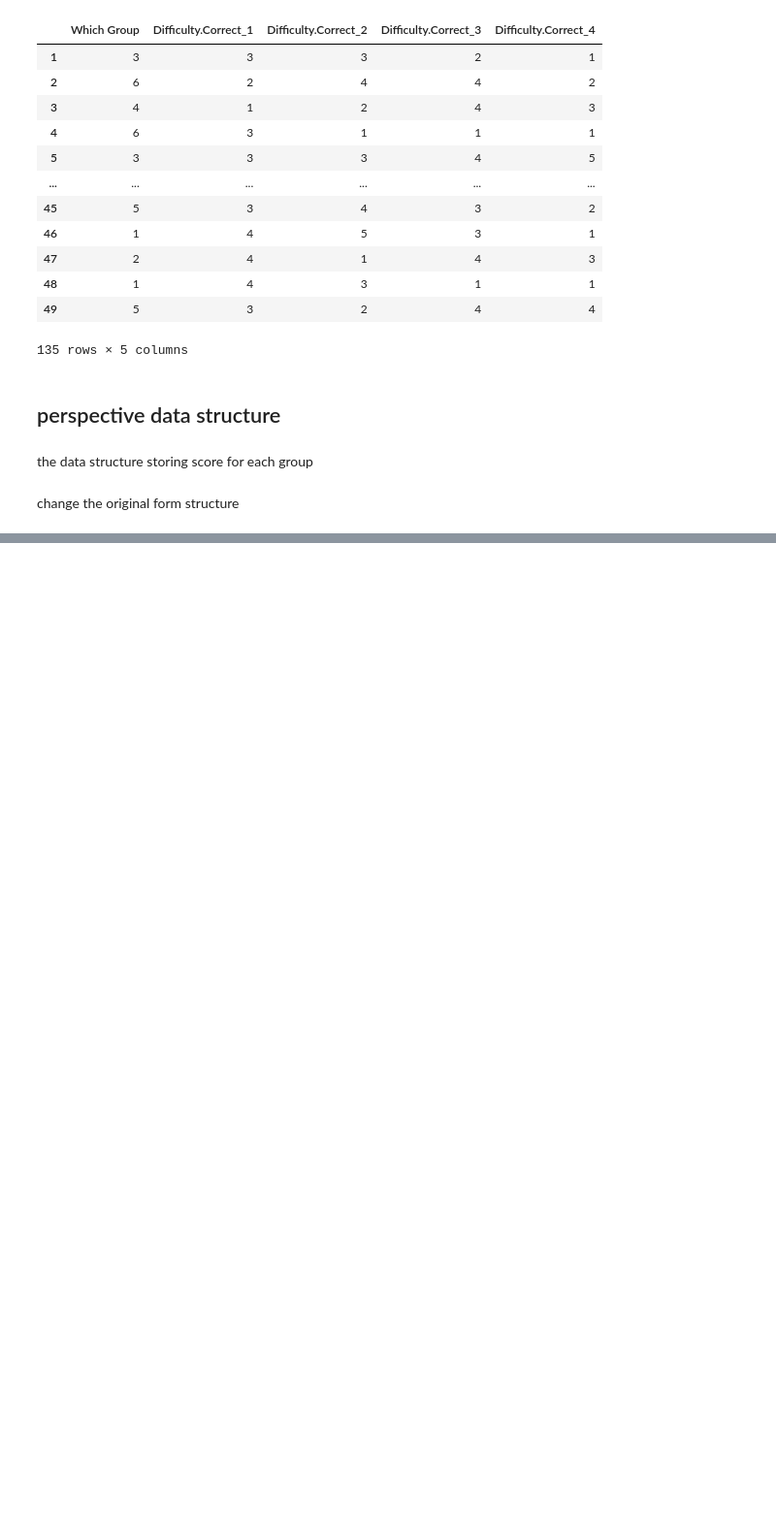
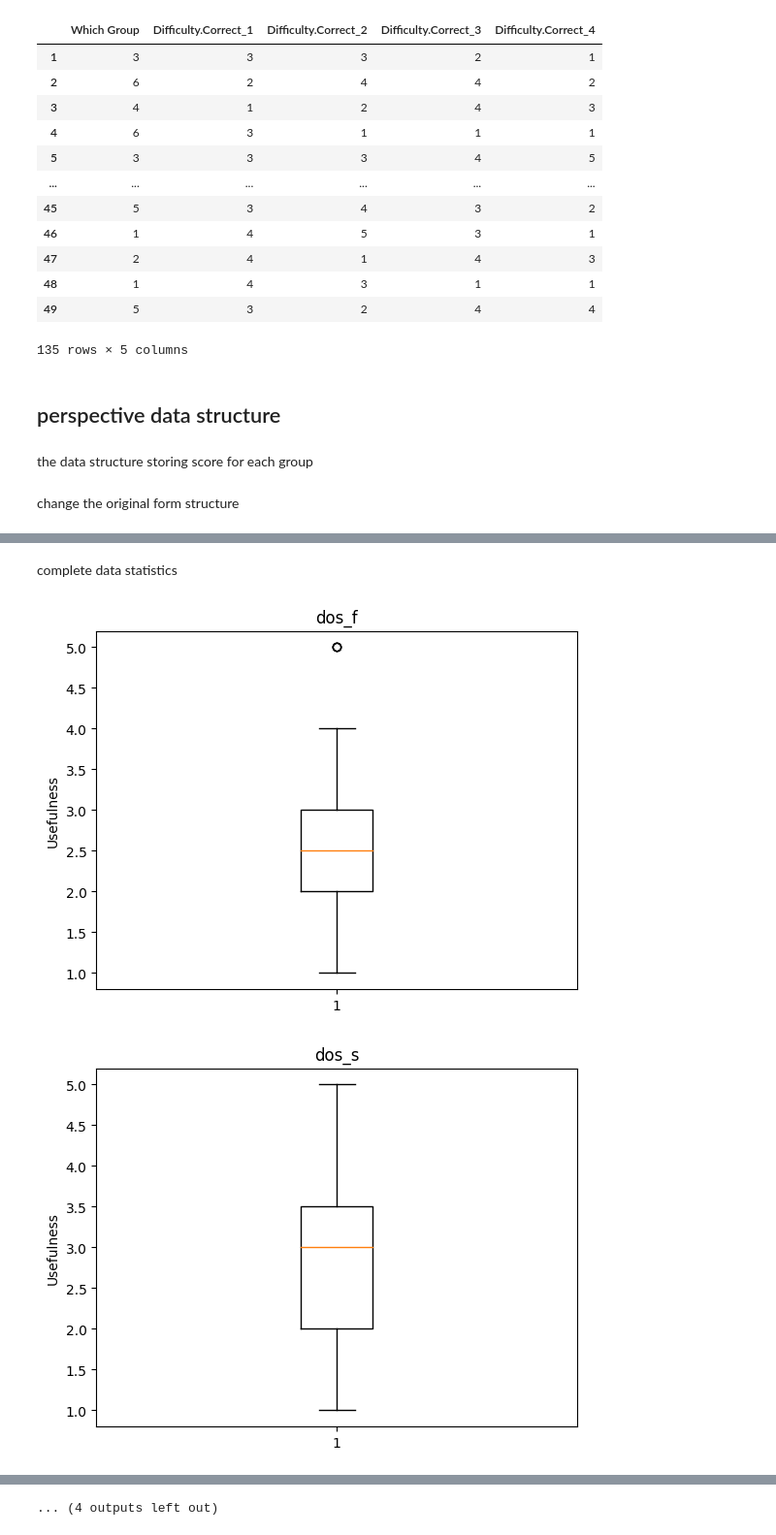
Before and after one commit to HarryZhangHH/SecurityMeasurementExperiment, a Jupyter notebook: assignment2/perspectives/analysis.ipynb, the cells around one changed output, grey strips where cells are left out. Shown at 97% size. Saved outputs shown, nothing was run; the diff lists cells and outputs as text; code cells hidden in the pictures; blank space fills up the shorter version.

```diff
--- a/assignment2/perspectives/analysis.ipynb
+++ b/assignment2/perspectives/analysis.ipynb
@@ -276,0 +369,7 @@ p-value: 0.7454092411465103
+# %% [markdown]
+complete data statistics
+# %%
+plot(complete_score)
+# %% [output]
+[figure, added]
+[figure, added]
@@ -276,0 +386 @@ p-value: 0.7454092411465103
+... (4 outputs left out)
```
Also changed, not shown: parts of 16 cells of this notebook.
